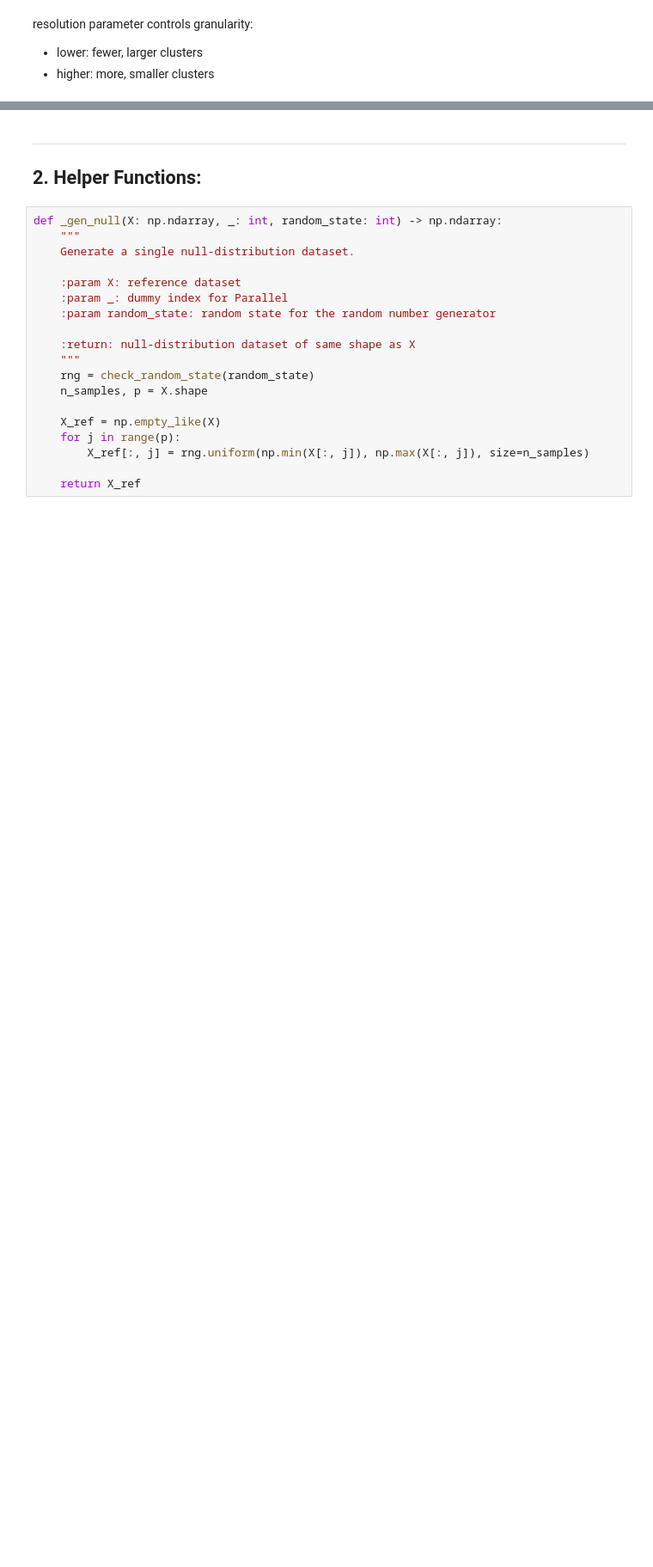
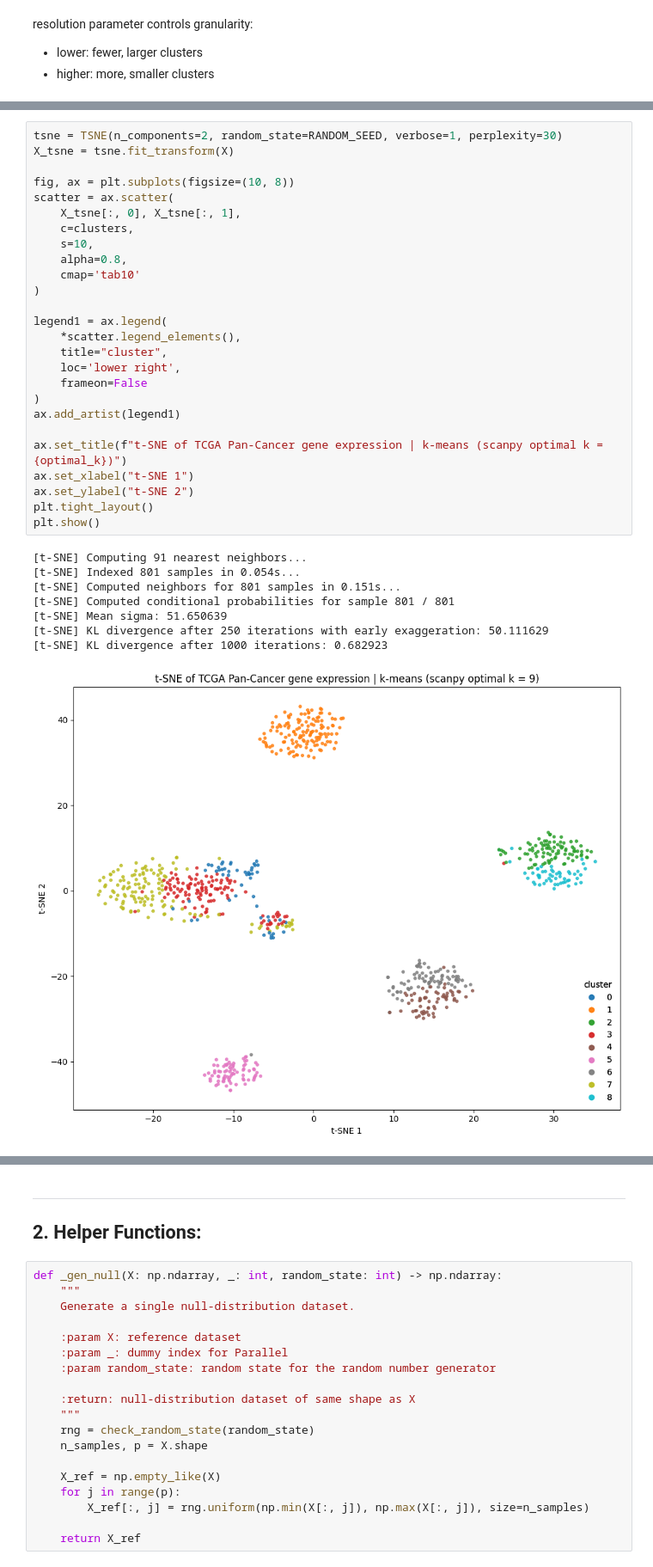
Before and after one commit to DataSlingers/CARVE, a Jupyter notebook: SketchV2_Lecture.ipynb, the cells around one changed output, grey strips where cells are left out. Shown at 86% size. Saved outputs shown, nothing was run; the diff lists cells and outputs as text; blank space fills up the shorter version.

```diff
--- a/SketchV2_Lecture.ipynb
+++ b/SketchV2_Lecture.ipynb
@@ -378,0 +391,35 @@ plt.show()
+# %%
+tsne = TSNE(n_components=2, random_state=RANDOM_SEED, verbose=1, perplexity=30)
+X_tsne = tsne.fit_transform(X)
+
+fig, ax = plt.subplots(figsize=(10, 8))
+scatter = ax.scatter(
+    X_tsne[:, 0], X_tsne[:, 1],
+    c=clusters,
+    s=10,
+    alpha=0.8,
+    cmap='tab10'
+)
+
+legend1 = ax.legend(
+    *scatter.legend_elements(),
+    title="cluster",
+    loc='lower right',
+    frameon=False
+)
+ax.add_artist(legend1)
+
+ax.set_title(f"t-SNE of TCGA Pan-Cancer gene expression | k-means (scanpy optimal k = {optimal_k})")
+ax.set_xlabel("t-SNE 1")
+ax.set_ylabel("t-SNE 2")
+plt.tight_layout()
+plt.show()
+# %% [output]
+[t-SNE] Computing 91 nearest neighbors...
+[t-SNE] Indexed 801 samples in 0.054s...
+[t-SNE] Computed neighbors for 801 samples in 0.151s...
+[t-SNE] Computed conditional probabilities for sample 801 / 801
+[t-SNE] Mean sigma: 51.650639
+[t-SNE] KL divergence after 250 iterations with early exaggeration: 50.111629
+[t-SNE] KL divergence after 1000 iterations: 0.682923
+[figure, added]
```
Also changed, not shown: parts of 28 cells of this notebook.
